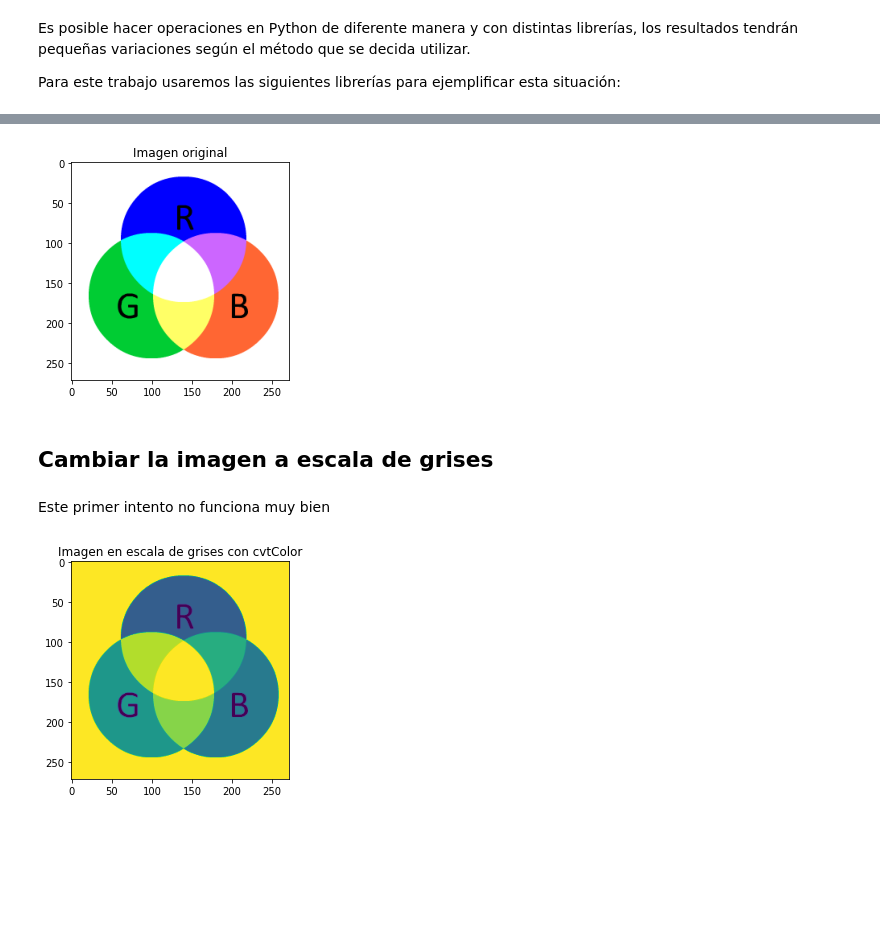
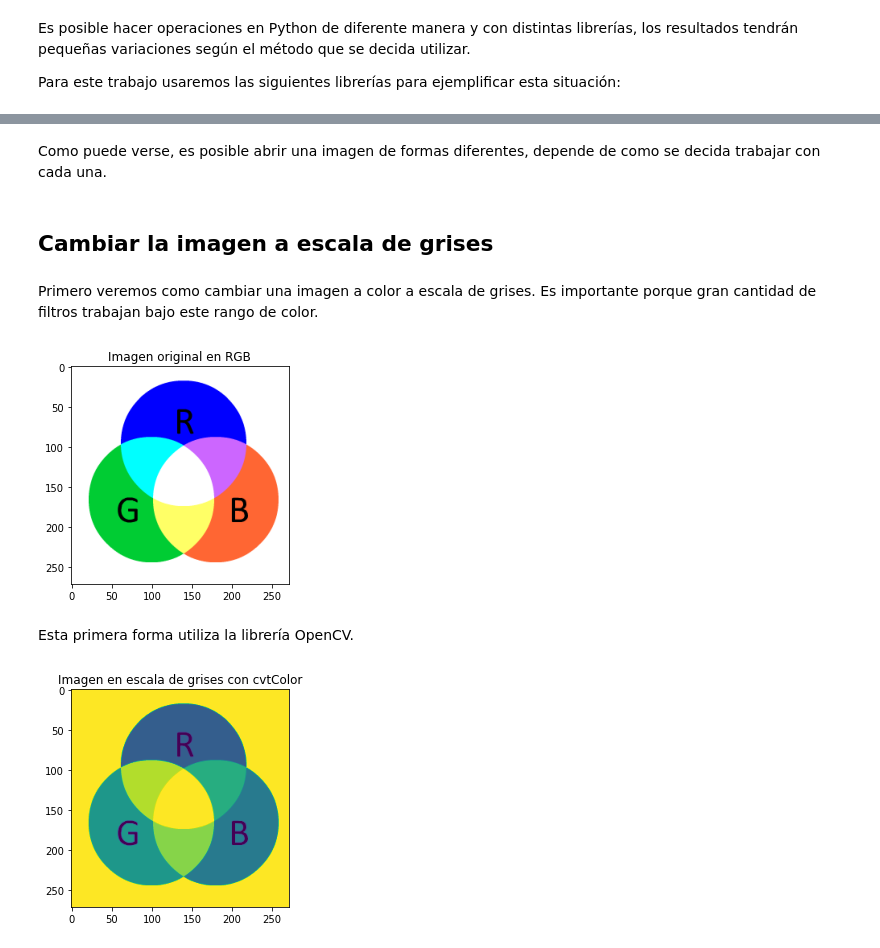
Before and after one commit to genomorro/unir, a Jupyter notebook: test.ipynb, the cells around one changed output, grey strips where cells are left out. Drawn from its saved outputs; the diff is of its cells as text; code cells hidden in the pictures; blank space fills up the shorter version.

```diff
--- a/test.ipynb
+++ b/test.ipynb
@@ -15,9 +14,0 @@ Ahora se leerá una serie de imágenes y después se establecerá la variable ~i
-# %%
-image_color_rgb = cv.imread('im/rgb.png')
-image_salt_pepper = Image.open("im/salt_pepper.png").convert("L")
-im = image_color_rgb
-plt.imshow(im)
-plt.title("Imagen original")
-plt.show()
-# %% [output]
-[figure, removed]
@@ -24,7 +18,18 @@ plt.show()
+# %% [markdown]
+Como puede verse, es posible abrir una imagen de formas diferentes, depende de como se decida trabajar con cada una.
 # %% [markdown]
 ## Cambiar la imagen a escala de grises
+# %% [markdown]
+Primero veremos como cambiar una imagen a color a escala de grises. Es importante porque gran cantidad de filtros trabajan bajo este rango de color.
+# %%
+im = image_color_rgb
+plt.imshow(im)
+plt.title("Imagen original en RGB")
+plt.show()
+# %% [output]
+[figure, added]
 # %% [markdown]
-Este primer intento no funciona muy bien
+Esta primera forma utiliza la librería OpenCV.
 # %%
 grayscale = cv.cvtColor(im, cv.COLOR_BGR2GRAY)
 # %%
```
Also changed, not shown: parts of 8 cells of this notebook.
